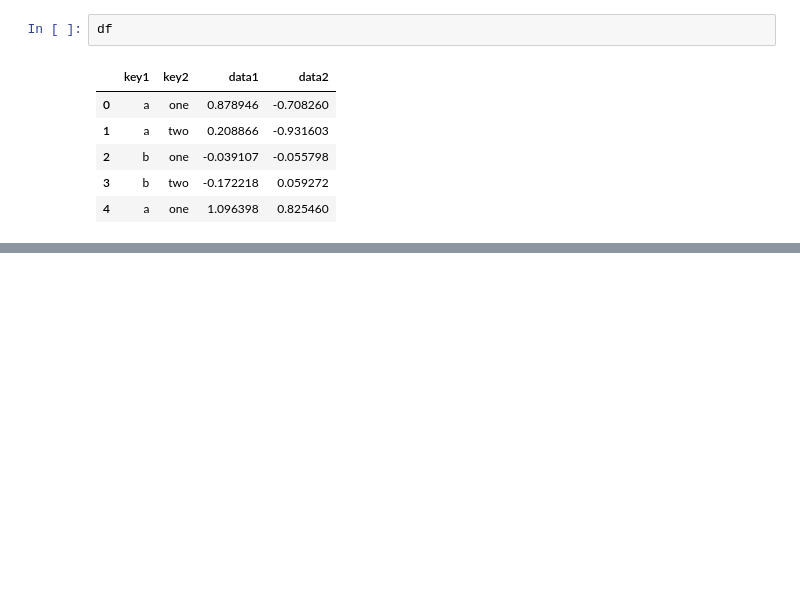
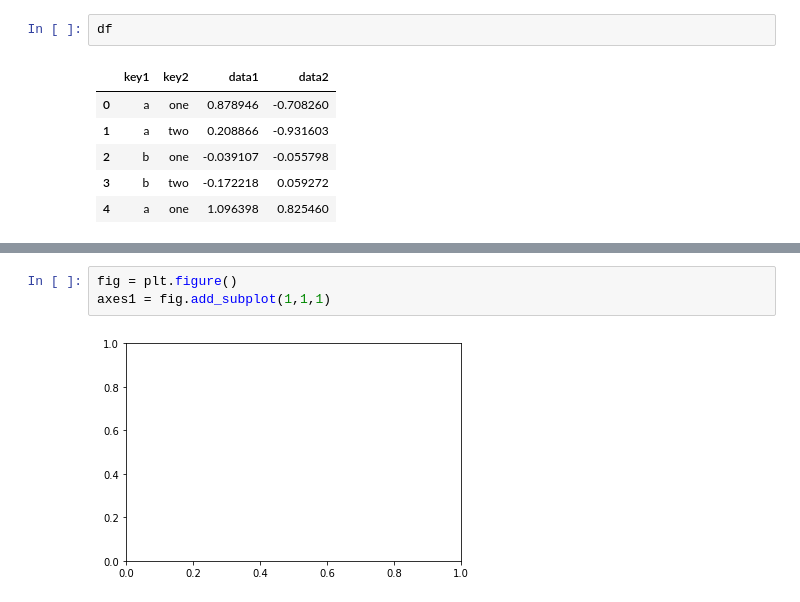
Before and after one commit to JunyoungYhim/python220621, a Jupyter notebook: Untitled-1.ipynb, the cells around one changed output, grey strips where cells are left out. Saved outputs shown, nothing was run; the diff lists cells and outputs as text; blank space fills up the shorter version.

```diff
--- a/Untitled-1.ipynb
+++ b/Untitled-1.ipynb
@@ -15,0 +209,5 @@ df
+# %%
+fig = plt.figure()
+axes1 = fig.add_subplot(1,1,1)
+# %% [output]
+[figure, added]
```
Also changed, not shown: parts of 20 cells of this notebook.
